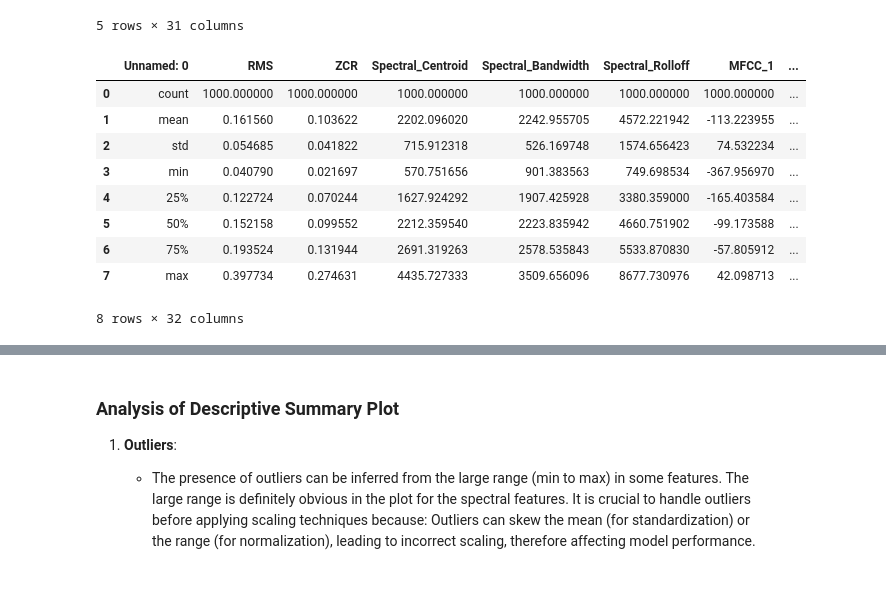
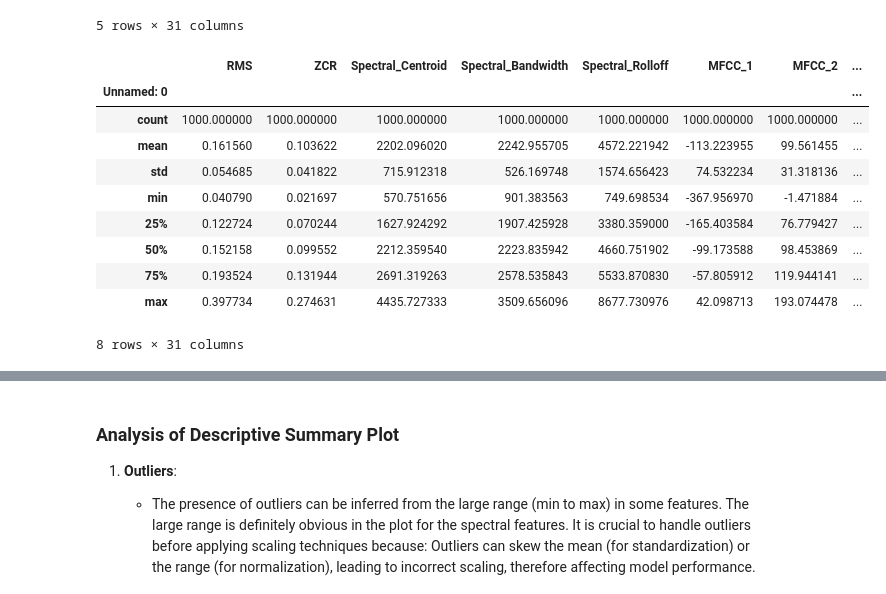
Before and after one commit to thiernohgradiagram/csc_461_fp, a Jupyter notebook: notebooks/_04_exploratory_data_analysis.ipynb, the cells around one changed output, grey strips where cells are left out. Saved outputs shown, nothing was run; the diff lists cells and outputs as text; code cells hidden in the pictures.

```diff
--- a/notebooks/_04_exploratory_data_analysis.ipynb
+++ b/notebooks/_04_exploratory_data_analysis.ipynb
@@ -39,22 +40,24 @@ sheet_data.head()                                                   # Display th
 5 rows × 31 columns
 # %%
 summary_stats_path = '../_04_summary_statistics_gtzan_features_labels.xlsx'     # Path to the summary statistics file
-summary_stats = sheet_data.describe()                                           # Get the summary statistics of the data
-summary_stats.to_excel(summary_stats_path)                                      # Save the summary statistics to an Excel file
-data = pd.ExcelFile(summary_stats_path)                                         # Load the Excel file
-data.sheet_names                                                                # See all sheet names
-sheet1_df = data.parse('Sheet1')                                                # Load the data from the first sheet
-num_rows = sheet1_df.shape[0]                                                   # Get the number of rows in the data
-sheet1_df.head(num_rows)                                                        # Display all rows
+summary_stats_df = sheet_data.describe()                                           # Get the summary statistics of the data
+summary_stats_df.to_excel(summary_stats_path)                                      # Save the summary statistics to an Excel file
+summary_stats_excel = pd.ExcelFile(summary_stats_path)                                         # Load the Excel file
+summary_stats_excel.sheet_names                                                                # See all sheet names
+summary_stats_sheet1_df = summary_stats_excel.parse('Sheet1')                                                # Load the data from the first sheet
+summary_stats_sheet1_df.set_index('Unnamed: 0', inplace=True)  # Set the first column as the index
+num_rows = summary_stats_sheet1_df.shape[0]                                                   # Get the number of rows in the data
+summary_stats_sheet1_df.head(num_rows)                                                        # Display all rows
 # %% [output]
-|  | Unnamed: 0 | RMS | ZCR | Spectral_Centroid | Spectral_Bandwidth | Spectral_Rolloff | MFCC_1 | ... |
-| 0 | count | 1000.000000 | 1000.000000 | 1000.000000 | 1000.000000 | 1000.000000 | 1000.000000 | ... |
-| 1 | mean | 0.161560 | 0.103622 | 2202.096020 | 2242.955705 | 4572.221942 | -113.223955 | ... |
-| 2 | std | 0.054685 | 0.041822 | 715.912318 | 526.169748 | 1574.656423 | 74.532234 | ... |
-| 3 | min | 0.040790 | 0.021697 | 570.751656 | 901.383563 | 749.698534 | -367.956970 | ... |
-| 4 | 25% | 0.122724 | 0.070244 | 1627.924292 | 1907.425928 | 3380.359000 | -165.403584 | ... |
-| 5 | 50% | 0.152158 | 0.099552 | 2212.359540 | 2223.835942 | 4660.751902 | -99.173588 | ... |
-| 6 | 75% | 0.193524 | 0.131944 | 2691.319263 | 2578.535843 | 5533.870830 | -57.805912 | ... |
-| 7 | max | 0.397734 | 0.274631 | 4435.727333 | 3509.656096 | 8677.730976 | 42.098713 | ... |
+|  | RMS | ZCR | Spectral_Centroid | Spectral_Bandwidth | Spectral_Rolloff | MFCC_1 | MFCC_2 | ... |
+| Unnamed: 0 |  |  |  |  |  |  |  | ... |
+| count | 1000.000000 | 1000.000000 | 1000.000000 | 1000.000000 | 1000.000000 | 1000.000000 | 1000.000000 | ... |
+| mean | 0.161560 | 0.103622 | 2202.096020 | 2242.955705 | 4572.221942 | -113.223955 | 99.561455 | ... |
+| std | 0.054685 | 0.041822 | 715.912318 | 526.169748 | 1574.656423 | 74.532234 | 31.318136 | ... |
+| min | 0.040790 | 0.021697 | 570.751656 | 901.383563 | 749.698534 | -367.956970 | -1.471884 | ... |
+| 25% | 0.122724 | 0.070244 | 1627.924292 | 1907.425928 | 3380.359000 | -165.403584 | 76.779427 | ... |
+| 50% | 0.152158 | 0.099552 | 2212.359540 | 2223.835942 | 4660.751902 | -99.173588 | 98.453869 | ... |
+| 75% | 0.193524 | 0.131944 | 2691.319263 | 2578.535843 | 5533.870830 | -57.805912 | 119.944141 | ... |
+| max | 0.397734 | 0.274631 | 4435.727333 | 3509.656096 | 8677.730976 | 42.098713 | 193.074478 | ... |
-8 rows × 32 columns
+8 rows × 31 columns
 # %%
```
Also changed, not shown: parts of 4 cells of this notebook, 1 other file.
